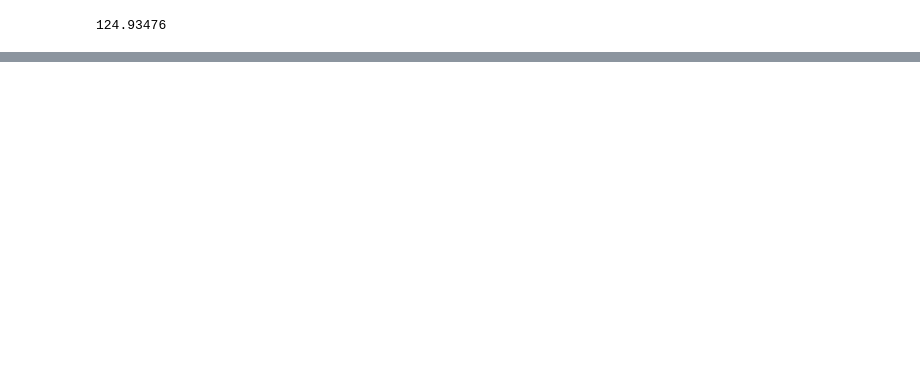
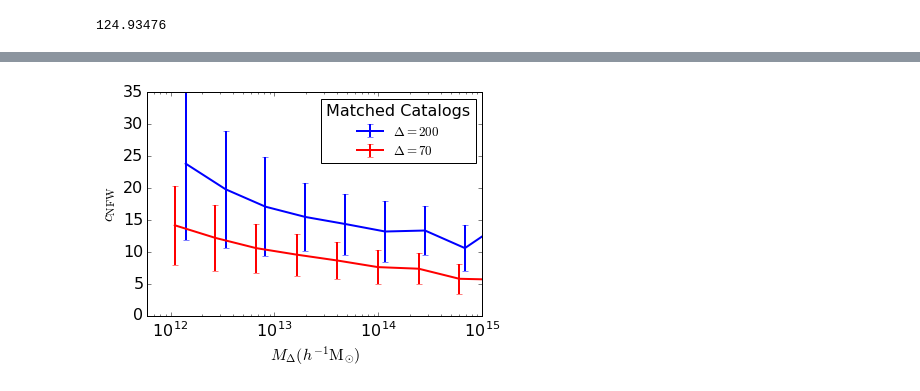
Before and after one commit to villarrealas/haloenviron-pipeline, a Jupyter notebook: CatalogMatcher.ipynb, the cells around one changed output, grey strips where cells are left out. Drawn from its saved outputs; the diff is of its cells as text; code cells hidden in the pictures; blank space fills up the shorter version.

```diff
--- a/CatalogMatcher.ipynb
+++ b/CatalogMatcher.ipynb
@@ -101,0 +112,43 @@ len(matched_catalog)
+# %%
+font = {'family' : 'normal',
+        'weight' : 'normal',
+        'size'   : 16}
+
+matplotlib.rc('font', **font)
+matplotlib.rcParams['lines.linewidth'] = 3
+
+total_bins = 10
+
+X1 = np.log10(matched_catalog['halo_mass'])
+Y1 = matched_catalog['halo_rvir']/matched_catalog['halo_rs']
+X2 = np.log10(matched_catalog_master['halo_mass'])
+Y2 = matched_catalog_master['halo_rvir']/matched_catalog_master['halo_rs']
+
+
+bins = np.linspace(X1.min(),X1.max(), total_bins)
+delta = bins[1]-bins[0]
+idx  = np.digitize(X1,bins)
+running_median = [np.median(Y1[idx==k]) for k in range(total_bins)]
+
+running_std    = [Y1[idx==k].std() for k in range(total_bins)]
+plt.errorbar(10**(bins-delta/2),running_median,
+              running_std, color='b', label=r'$\Delta=200$', lw=2)
+
+bins = np.linspace(X2.min(),X2.max(), total_bins)
+delta = bins[1]-bins[0]
+idx  = np.digitize(X2,bins)
+running_median = [np.median(Y2[idx==k]) for k in range(total_bins)]
+
+running_std    = [Y2[idx==k].std() for k in range(total_bins)]
+plt.errorbar(10**(bins-delta/2),running_median,
+              running_std, color='r', label=r'$\Delta=70$', lw=2)
+
+plt.xscale('log')
+plt.xlim(6e11,1e15)
+plt.ylim(0,35)
+plt.legend(loc='upper right', numpoints=1, prop={'size': 13}, title='Matched Catalogs')
+plt.xlabel(r'$M_{\Delta} (h^{-1}\mathrm{M}_{\odot})$')
+plt.ylabel(r'$c_{\mathrm{NFW}}$')
+plt.savefig('./FIGS/matched_catalog_cnfwcomp.pdf')
+# %% [output]
+[figure, added]
```
Also changed, not shown: parts of 7 cells of this notebook, 3 other files.
